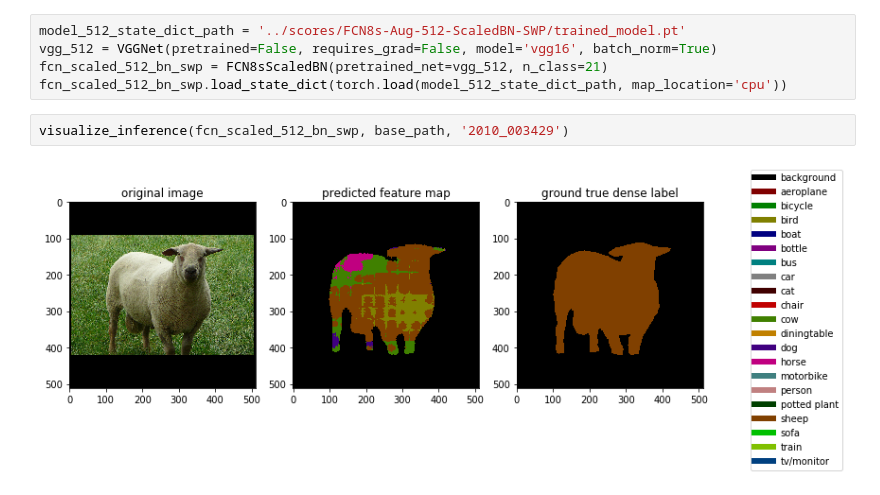
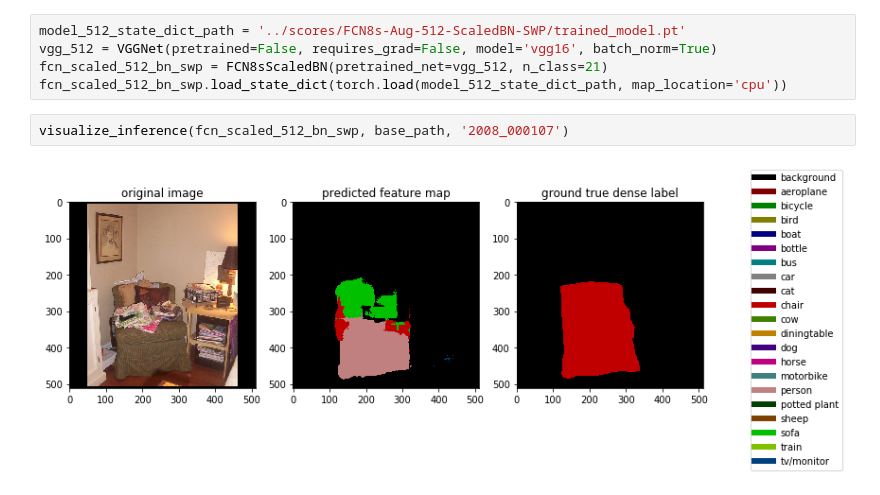
Before and after one commit to MartinMa28/FCN-pytorch, a Jupyter notebook: Inference.ipynb, the cells around one changed output. Saved outputs shown, nothing was run; the diff lists cells and outputs as text.

Commit message:
do some inferences

```diff
--- a/Inference.ipynb
+++ b/Inference.ipynb
@@ -417,6 +417,6 @@ vgg_512 = VGGNet(pretrained=False, requires_grad=False, model='vgg16', batch_nor
 fcn_scaled_512_bn_swp = FCN8sScaledBN(pretrained_net=vgg_512, n_class=21)
 fcn_scaled_512_bn_swp.load_state_dict(torch.load(model_512_state_dict_path, map_location='cpu'))
 # %%
-visualize_inference(fcn_scaled_512_bn_swp, base_path, '2010_003429')
+visualize_inference(fcn_scaled_512_bn_swp, base_path, '2008_000107')
 # %% [output]
-[figure, old version]
+[figure, new version]
```
Also changed, not shown: parts of 1 cell of this notebook.
